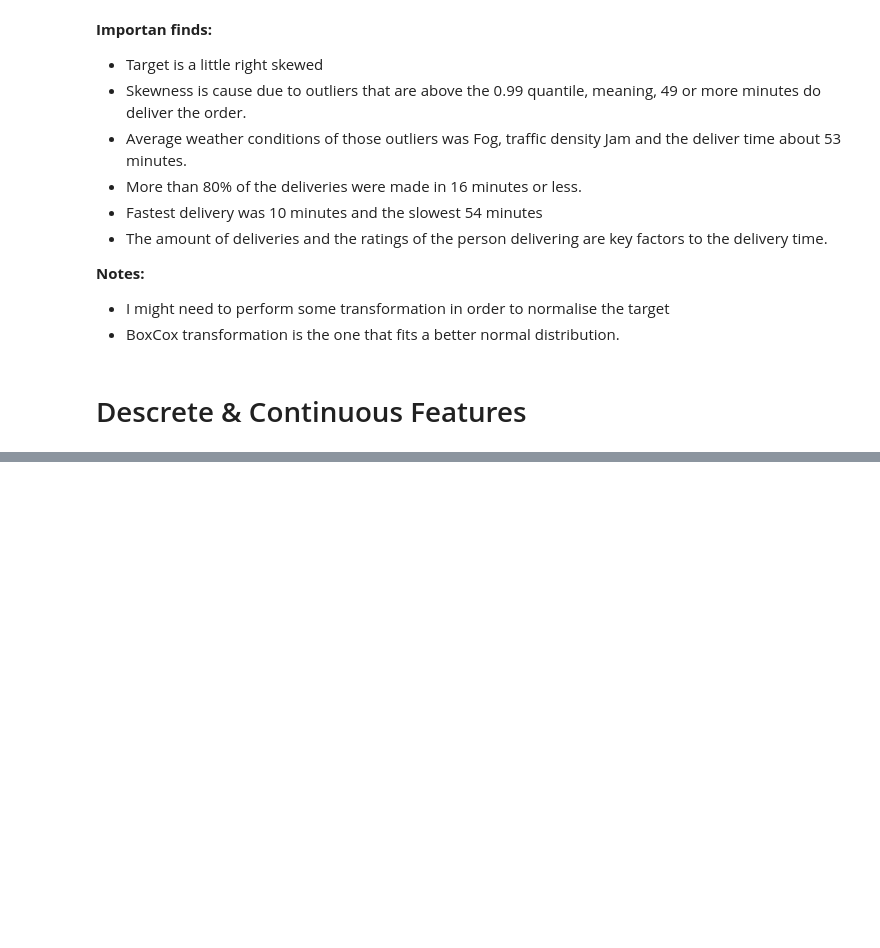
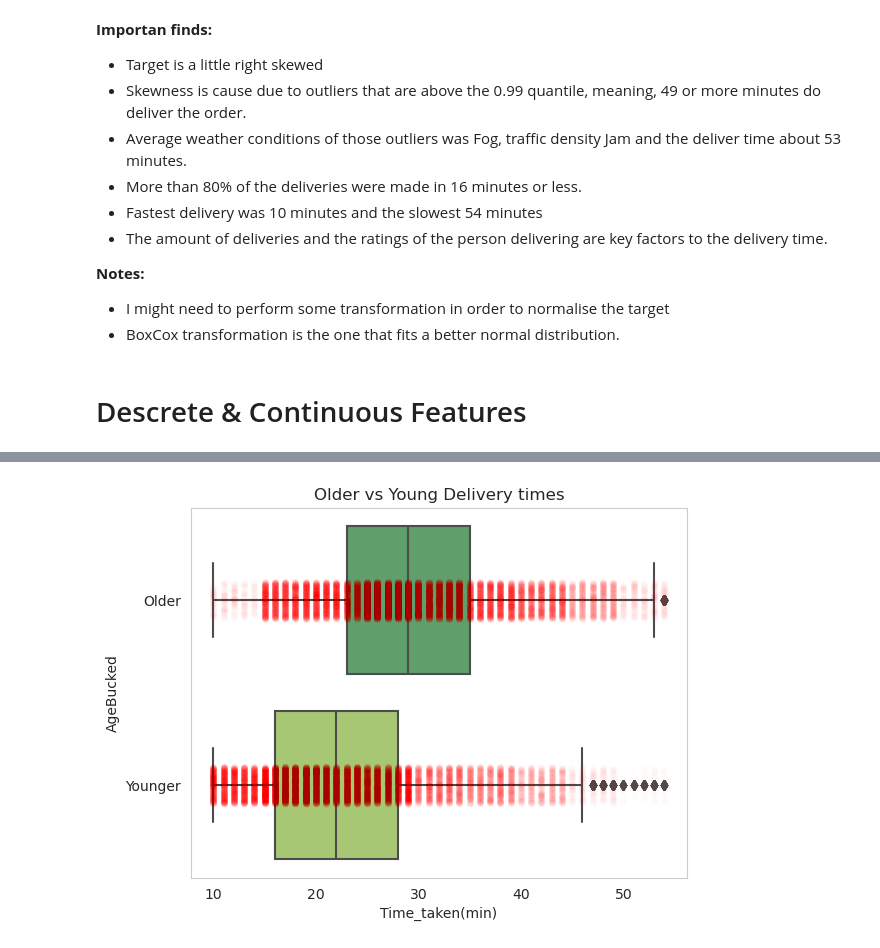
Before and after one commit to liamarguedas/uber-eats-delivery-time, a Jupyter notebook: notebooks/analyze-and-explore-data.ipynb, the cells around one changed output, grey strips where cells are left out. Drawn from its saved outputs; the diff is of its cells as text; code cells hidden in the pictures; blank space fills up the shorter version.

```diff
--- a/notebooks/analyze-and-explore-data.ipynb
+++ b/notebooks/analyze-and-explore-data.ipynb
@@ -169,0 +183,10 @@ NumericalDatadata.select_dtypes(exclude = 'O')
+# %%
+data['AgeBucked'] = data['Delivery_person_Age'].apply(lambda value: 'Younger' if value < 30 else 'Older')
+# %%
+sns.boxplot(data = data, y = 'AgeBucked', x = 'Time_taken(min)', palette = 'summer')
+sns.stripplot(data = data, y = 'AgeBucked', x = 'Time_taken(min)', color = 'red', alpha = 0.01)
+
+plt.title('Older vs Young Delivery times')
+plt.grid(False);
+# %% [output]
+[figure, added]
```
Also changed, not shown: parts of 11 cells of this notebook.
